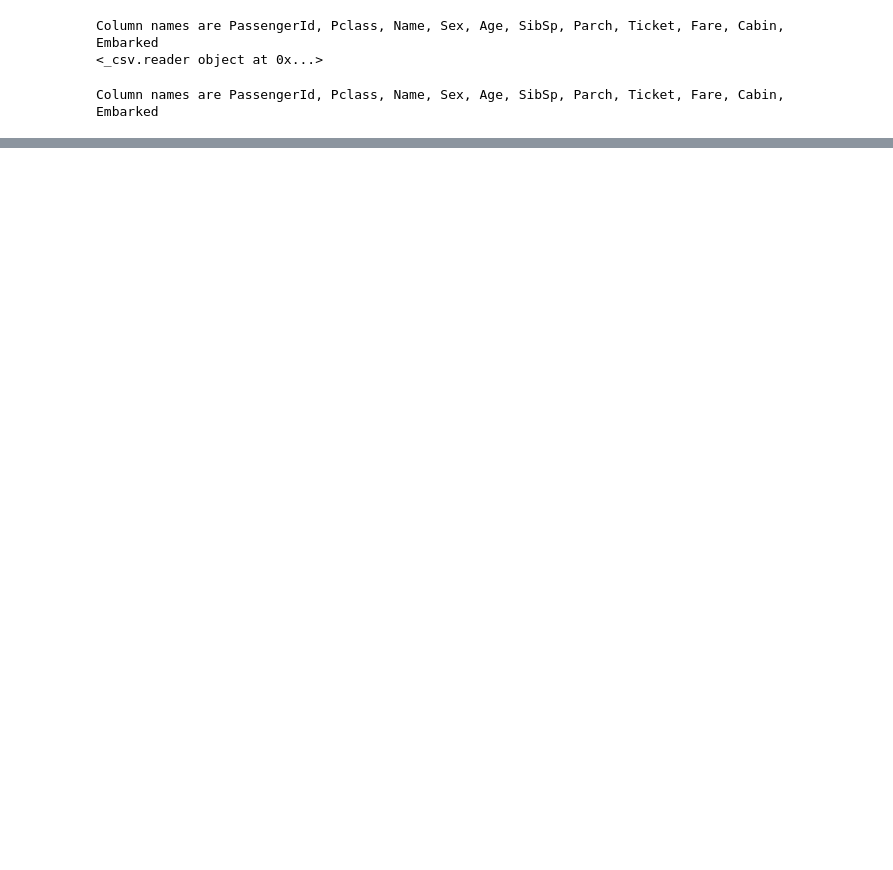
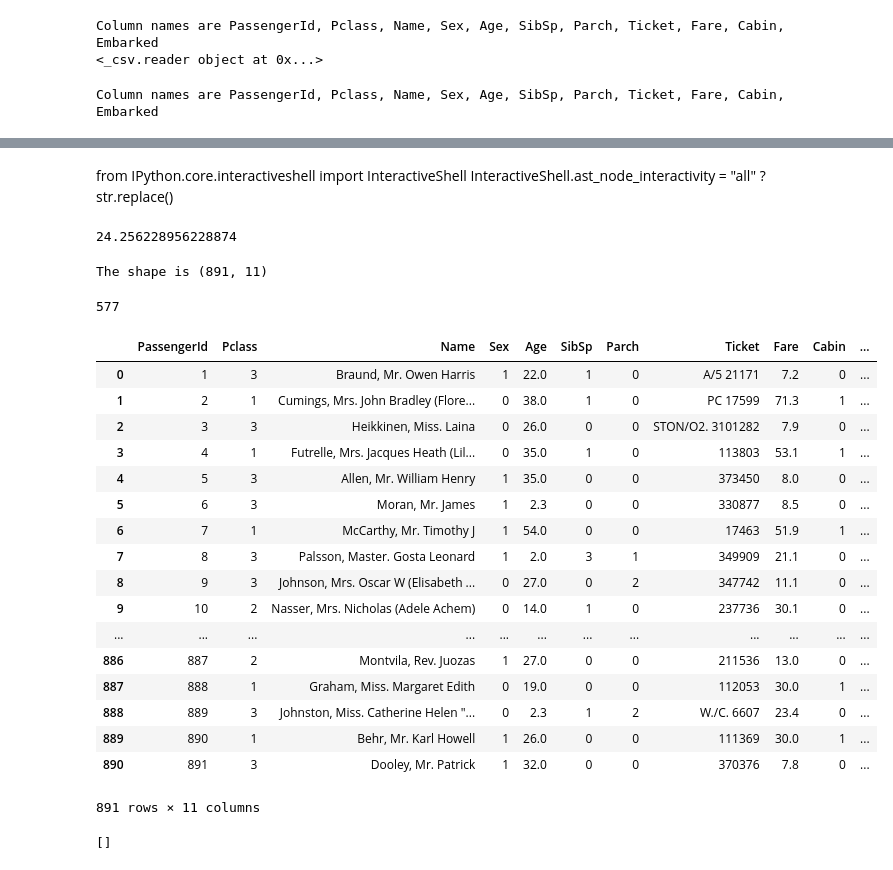
Before and after one commit to MarkosGavalas/KaggleCompetitions, a Jupyter notebook: Titanic/Notebook/Kaggle Titanic.ipynb, the cells around one changed output, grey strips where cells are left out. Drawn from its saved outputs; the diff is of its cells as text; code cells hidden in the pictures; blank space fills up the shorter version.

```diff
--- a/Titanic/Notebook/Kaggle Titanic.ipynb
+++ b/Titanic/Notebook/Kaggle Titanic.ipynb
@@ -34,0 +44,8 @@ Data
+# %%
+# Importing the libraries
+import numpy as np
+#import matplotlib.pyplot as plt
+import pandas as pd
+
+# Importing the dataset
+dataset = pd.read_csv('C:/Users/gavam/Desktop/ml_BookLab/Titanic/titanic_data/train.csv')
@@ -34,0 +86,51 @@ Data
+# %% [markdown]
+from IPython.core.interactiveshell import InteractiveShell
+InteractiveShell.ast_node_interactivity = "all"
+?str.replace()
+# %%
+y['Age'].mean()
+# %% [output]
+24.256228956228874
+# %%
+'''DATA MANIPULATION'''
+X = dataset.iloc[:, 1].values
+y1 = dataset.iloc[:,0]
+y2 = dataset.iloc[:, 2:]
+y = pd.concat([y1,y2], axis=1)
+y = y.replace(['female','male'],[0,1])#.values
+#y = y.replace(['NaN',],[0,1])
+y['Cabin'] = y['Cabin'].replace(regex={r'[^NaN]': 1})
+values = {'PassengerId': 'NoID', 'Pclass': y['Pclass'].mean(), 'Name': 'NoName', 'Sex': 1,
+          'Age': y['Pclass'].mean(),  'SibSp' : y['SibSp'].mean(), 'Parch' : y['Parch'].mean(),
+          'Ticket':'NoTicket', 'Fare':'NoFare', 'Cabin': 0, 'Embarked':'NoEmbarkedInfo' }
+y = y.fillna(value=values)
+y = y.round(1)
+y[['Pclass','Sex','Pclass','SibSp','Parch','Cabin']] = y[['Pclass','Sex','Pclass','SibSp','Parch','Cabin']].apply(np.int64)
+print ('The shape is',y.shape)
+# %% [output]
+The shape is (891, 11)
+# %%
+y['Sex'].sum()
+# %% [output]
+577
+# %%
+y
+# %% [output]
+|  | PassengerId | Pclass | Name | Sex | Age | SibSp | Parch | Ticket | Fare | Cabin | ... |
+| 0 | 1 | 3 | Braund, Mr. Owen Harris | 1 | 22.0 | 1 | 0 | A/5 21171 | 7.2 | 0 | ... |
+| 1 | 2 | 1 | Cumings, Mrs. John Bradley (Flore... | 0 | 38.0 | 1 | 0 | PC 17599 | 71.3 | 1 | ... |
+| 2 | 3 | 3 | Heikkinen, Miss. Laina | 0 | 26.0 | 0 | 0 | STON/O2. 3101282 | 7.9 | 0 | ... |
+| 3 | 4 | 1 | Futrelle, Mrs. Jacques Heath (Lil... | 0 | 35.0 | 1 | 0 | 113803 | 53.1 | 1 | ... |
+| 4 | 5 | 3 | Allen, Mr. William Henry | 1 | 35.0 | 0 | 0 | 373450 | 8.0 | 0 | ... |
+| 5 | 6 | 3 | Moran, Mr. James | 1 | 2.3 | 0 | 0 | 330877 | 8.5 | 0 | ... |
+| 6 | 7 | 1 | McCarthy, Mr. Timothy J | 1 | 54.0 | 0 | 0 | 17463 | 51.9 | 1 | ... |
+| 7 | 8 | 3 | Palsson, Master. Gosta Leonard | 1 | 2.0 | 3 | 1 | 349909 | 21.1 | 0 | ... |
+| 8 | 9 | 3 | Johnson, Mrs. Oscar W (Elisabeth ... | 0 | 27.0 | 0 | 2 | 347742 | 11.1 | 0 | ... |
+| 9 | 10 | 2 | Nasser, Mrs. Nicholas (Adele Achem) | 0 | 14.0 | 1 | 0 | 237736 | 30.1 | 0 | ... |
+| ... | ... | ... | ... | ... | ... | ... | ... | ... | ... | ... | ... |
+| 886 | 887 | 2 | Montvila, Rev. Juozas | 1 | 27.0 | 0 | 0 | 211536 | 13.0 | 0 | ... |
+| 887 | 888 | 1 | Graham, Miss. Margaret Edith | 0 | 19.0 | 0 | 0 | 112053 | 30.0 | 1 | ... |
+| 888 | 889 | 3 | Johnston, Miss. Catherine Helen "... | 0 | 2.3 | 1 | 2 | W./C. 6607 | 23.4 | 0 | ... |
+| 889 | 890 | 1 | Behr, Mr. Karl Howell | 1 | 26.0 | 0 | 0 | 111369 | 30.0 | 1 | ... |
+| 890 | 891 | 3 | Dooley, Mr. Patrick | 1 | 32.0 | 0 | 0 | 370376 | 7.8 | 0 | ... |
+891 rows × 11 columns
@@ -34,0 +142,4 @@ Data
+# %%
+y
+# %% [output]
+[]
```
Also changed, not shown: parts of 7 cells of this notebook, 4 other files.
